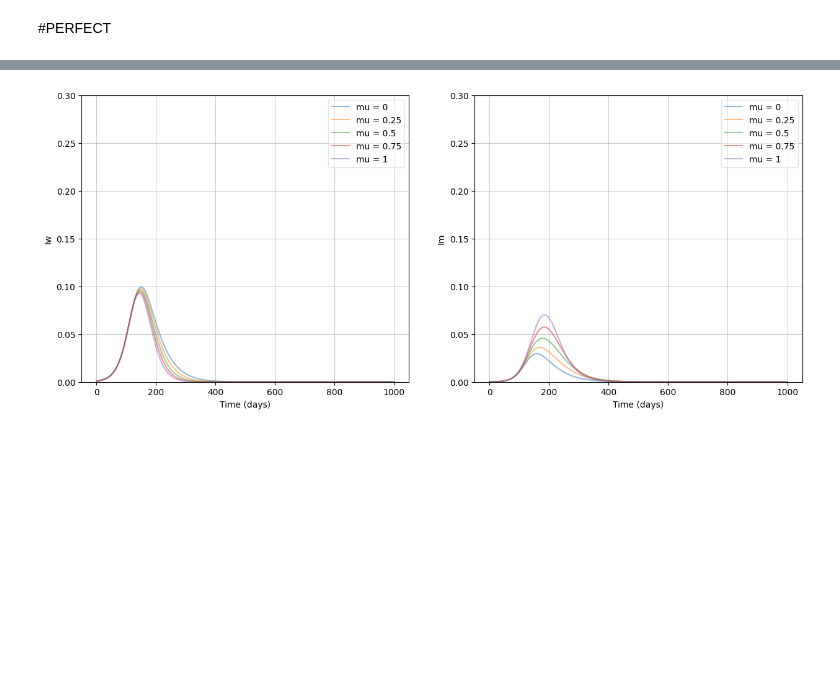
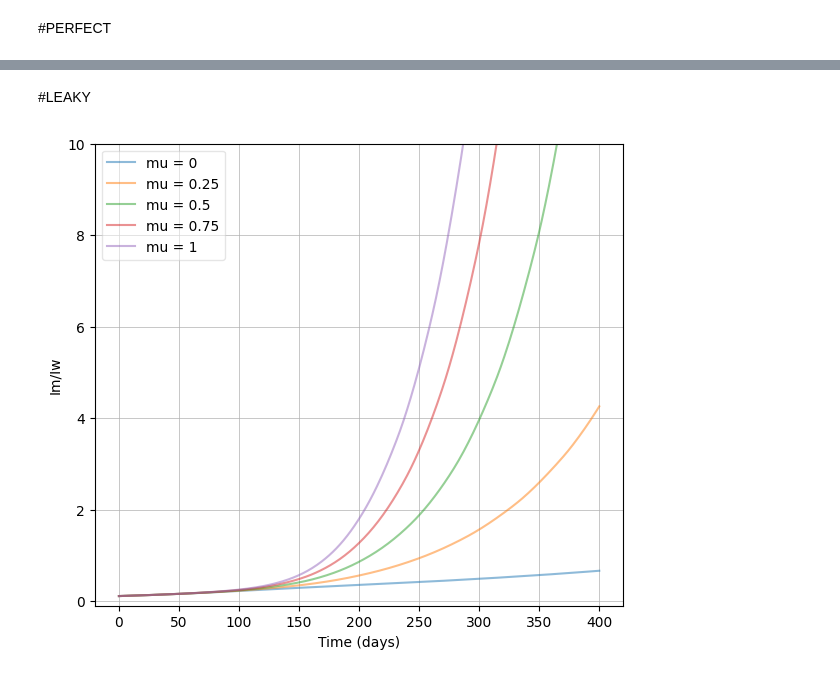
Before and after one commit to condusinew/vaccine_failure_escape, a Jupyter notebook: SIR_mode_natimm.ipynb, the cells around one changed output, grey strips where cells are left out. Drawn from its saved outputs; the diff is of its cells as text; code cells hidden in the pictures; blank space fills up the shorter version.

```diff
--- a/SIR_mode_natimm.ipynb
+++ b/SIR_mode_natimm.ipynb
@@ -769,7 +769,7 @@ for i in range(len(epsilona_vals)):
   solution = solve_ivp(SIR_model_rv,
                       [0,t],
                       y0,
-                      args=(mu, betar, gammar, betav, gammav, epsilona_vals[i], epsilonL_vals[i]),
+                      args=(mu, betaw, gammaw, betam, gammam, epsilona_vals[i], epsilonL_vals[i]),
                       dense_output=True,
                       t_eval=np.linspace(0, t, t + 1),)
   solutions.append(solution)
@@ -1105,7 +1103,7 @@ epsilonL_vals = [1, 0.5, 0.25]
 kwargs = {}
 solutions = []
 
-y0 = [S0, Iw0, N0, P0, Im0, Rv0, CIw0, CIm0]
+y0 = [S0, Iw0, N0, P0, Im0, Rm0, CIw0, CIm0]
 
 #loop thru epsilon values and solve to get many solutions at same protection level
 for i in range(len(epsilona_vals)):
@@ -1114,7 +1112,7 @@ for i in range(len(epsilona_vals)):
   solution = solve_ivp(SIR_model_rv,
                       [0,t],
                       y0,
-                      args=(mu, betar, gammar, betav, gammav, epsilona_vals[i], epsilonL_vals[i]),
+                      args=(mu, betaw, gammaw, betam, gammam, epsilona_vals[i], epsilonL_vals[i]),
                       dense_output=True,
                       t_eval=np.linspace(0, t, t + 1),)
   solutions.append(solution)
@@ -1131,17 +1186,17 @@ plot_many_eps(ylim_max = 0.2,**kwargs)
 # set parameter values that will not be changing
 
 Rwnaught = 1.6
-gammar = 1/14
-betar = gammar*Rwnaught
+gammaw = 1/14
+betaw = gammaw*Rwnaught
 
 Rmnaught = 1.7
-gammav = 1/14
-betav = Rmnaught*gammav
-#Rmnaught = betav / gammav # R0 for variant with entIwely susceptible population
+gammam = 1/14
+betam = Rmnaught*gammam
+#Rmnaught = betam / gammam # R0 for variant with entIwely susceptible population
 
 epsilona = 1 #1 means go into P: all/leaky; 0 means go into N, nothing
 epsilonL = 1 #nat imm efficacy
-t = 1000
+t = 400
 
 # set initial conditions
 S0 = 0.999
@@ -1150,8 +1205,8 @@ Iw0 = 0.0009
 N0 = 0
 P0 = 0
 
-Rv0 = 0
-Im0 = 1-(S0+Iw0+N0+P0+Rv0) #need to get this seeded later
+Rm0 = 0
+Im0 = 1-(S0+Iw0+N0+P0+Rm0) #need to get this seeded later
 # %%
 #list of MU
 mu = [0, 0.25, 0.5, 0.75, 1] #mu being degre of immune escape, closer to 1 means more escape
@@ -1165,12 +1220,12 @@ for i in range(len(mu)):
   solution = solve_ivp(SIR_model_rv,
                       [0,t],
                       y0,
-                      args=(mu[i], betar, gammar, betav, gammav, epsilona, epsilonL),
+                      args=(mu[i], betaw, gammaw, betam, gammam, epsilona, epsilonL),
                       dense_output=True,
                       t_eval=np.linspace(0, t, t + 1),)
   solutions.append(solution)
   kwargs[str(mu[i])] = solutions[i]
 
 plot_many_mono_anytwo("mu",ylim_max = 0.20,**kwargs)
-plot_many_mono_relfreq("mu",ylim_max = 1.5,**kwargs)
+plot_many_mono_relfreq("mu",ylim_max = 10,**kwargs)
 # %% [output]
@@ -1179,3 +1234,5 @@ plot_many_mono_relfreq("mu",ylim_max = 1.5,**kwargs)
+# %% [markdown]
+#LEAKY
 # %%
 #ONLT IwCHANGES PHEN ADDING ALL OR NOTHING, leaky doens't change???? even with diff starting Iw??
 #list of MU
@@ -1184,40 +1241,41 @@ mu = [0, 0.25, 0.5, 0.75, 1] #mu being degre of immune escape, closer to 1 means
 kwargs = {}
 solutions = []
 
 epsilona = 1 #1 means go into P: all/leaky; 0 means go into N, nothing
 epsilonL = 0.5
 
 
 Rwnaught = 1.6
-gammar = 1/14
-betar = gammar*Rwnaught
+gammaw = 1/14
+betaw = gammaw*Rwnaught
 
 Rmnaught = 1.7
-gammav = 1/14
-betav = Rmnaught*gammav
+gammam = 1/14
+betam = Rmnaught*gammam
 
-S0 = 0.8
-Iw0 = 0.09
+S0 = 0.9
+Iw0 = 0.1
 
 N0 = 0
 P0 = 0
 
-Rv0 = 0
-Im0 = 1-(S0+Iw0+N0+P0+Rv0)
+Rm0 = 0
+Im0 = 1-(S0+Iw0+N0+P0+Rm0)
 
 #loop thru epsilon values and solve to get many solutions at same protection level
 for i in range(len(mu)):
   solution = solve_ivp(SIR_model_rv,
                       [0,t],
                       y0,
-                      args=(mu[i], betar, gammar, betav, gammav, epsilona, epsilonL),
+                      args=(mu[i], betaw, gammaw, betam, gammam, epsilona, epsilonL),
                       dense_output=True,
                       t_eval=np.linspace(0, t, t + 1),)
   solutions.append(solution)
   kwargs[str(mu[i])] = solutions[i]
 
+plot_many_mono_relfreq("mu",ylim_max = 10,**kwargs)
 plot_many_mono_anytwo("mu", ylim_max = 0.3,**kwargs)
 plot_many_mono_anytwo("mu",ylim_max = 0.05,**kwargs)
 plot_many_mono_anytwo("mu",ylim_max = 0.8,**kwargs)
 # %% [output]
-[figure, old version]
+[figure, new version]
```
Also changed, not shown: parts of 31 cells of this notebook.
